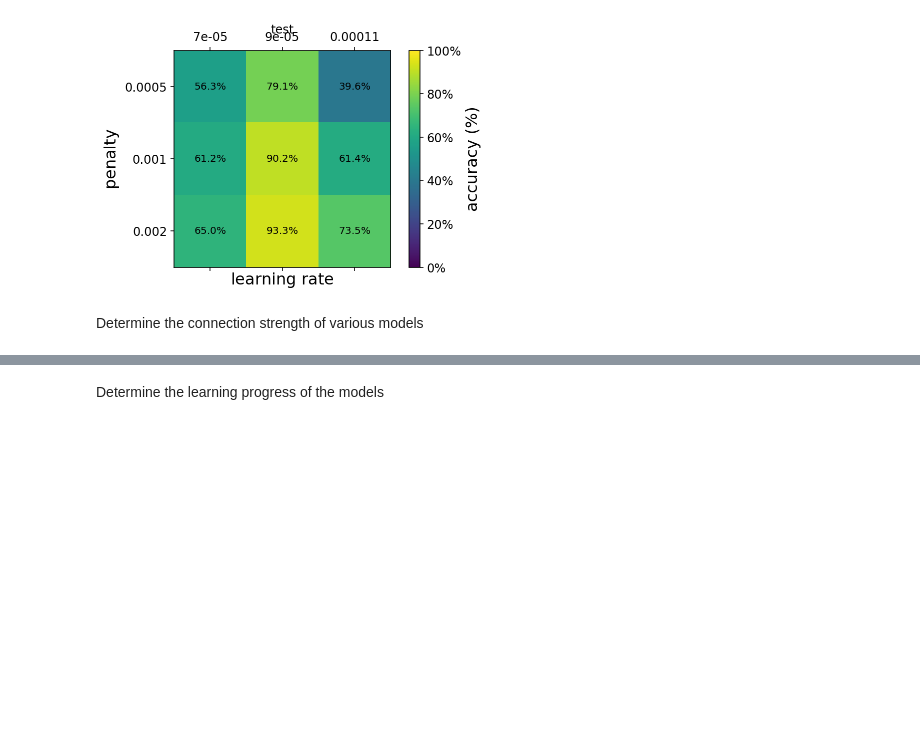
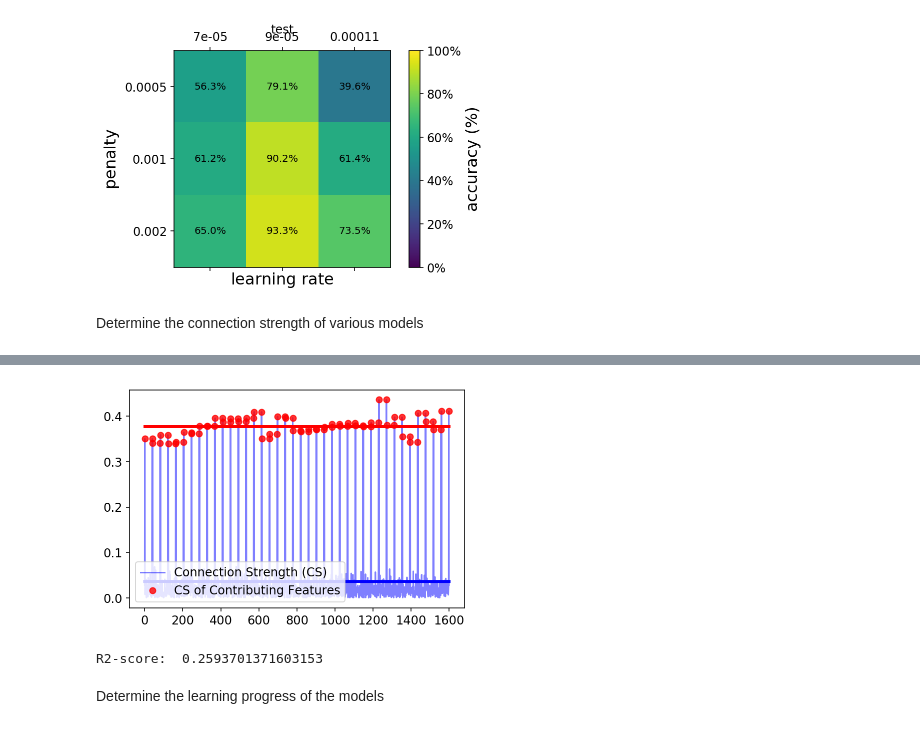
Before and after one commit to Anduron/FYS-STK4155-Project2, a Jupyter notebook: notebooks/nn_ising.ipynb, the cells around one changed output, grey strips where cells are left out. Saved outputs shown, nothing was run; the diff lists cells and outputs as text; code cells hidden in the pictures; blank space fills up the shorter version.

```diff
--- a/notebooks/nn_ising.ipynb
+++ b/notebooks/nn_ising.ipynb
@@ -210,3 +217,11 @@ plot_connection_strength(models[8])
+# %%
+plot_connection_strength(over_penalized)
+
+y_pred = over_penalized.predict(X_test)[:,0]
+print("R2-score: ",R2(y_test, y_pred))
+# %% [output]
+[figure, added]
+R2-score:  0.2593701371603153
 # %% [markdown]
 Determine the learning progress of the models
 # %%
```
Also changed, not shown: parts of 8 cells of this notebook, 2 other files.
